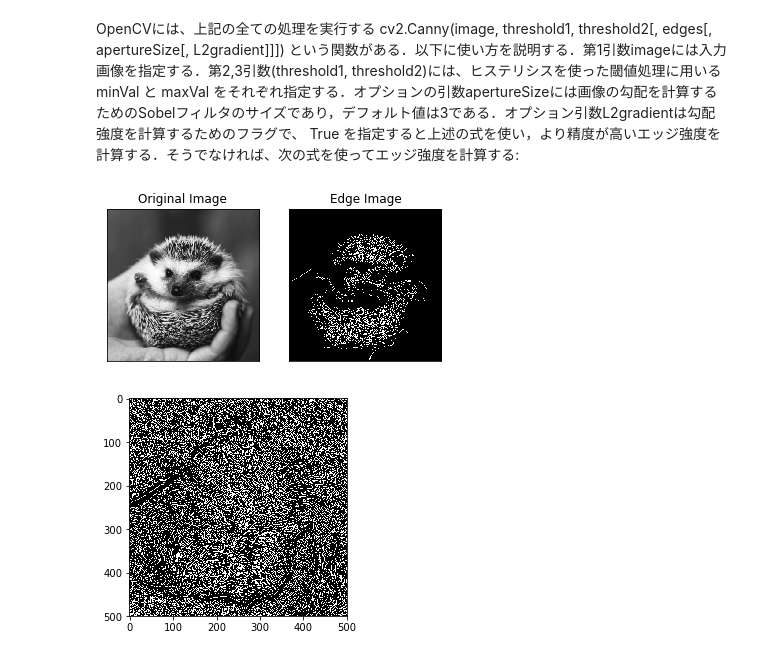
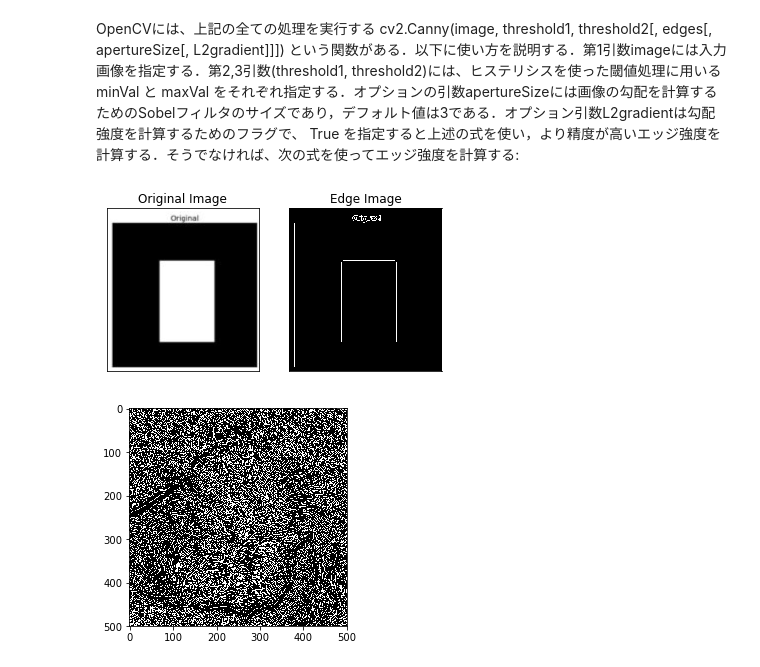
Before and after one commit to miyamotok0105/opencv_sample, a Jupyter notebook: tutorial/py_image_display/09Canny法によるエッジ検出.ipynb, the cells around one changed output. Drawn from its saved outputs; the diff is of its cells as text; code cells hidden in the pictures.

```diff
--- a/tutorial/py_image_display/09Canny法によるエッジ検出.ipynb
+++ b/tutorial/py_image_display/09Canny法によるエッジ検出.ipynb
@@ -10,17 +10,17 @@ import matplotlib.pyplot as plt
 # %% [markdown]
 OpenCVには、上記の全ての処理を実行する cv2.Canny(image, threshold1, threshold2[, edges[, apertureSize[, L2gradient]]]) という関数がある．以下に使い方を説明する．第1引数imageには入力画像を指定する．第2,3引数(threshold1, threshold2)には、ヒステリシスを使った閾値処理に用いる minVal と maxVal をそれぞれ指定する．オプションの引数apertureSizeには画像の勾配を計算するためのSobelフィルタのサイズであり，デフォルト値は3である．オプション引数L2gradientは勾配強度を計算するためのフラグで、 True を指定すると上述の式を使い，より精度が高いエッジ強度を計算する．そうでなければ、次の式を使ってエッジ強度を計算する:
 # %%
-img = cv2.imread('../../img/hari.jpg',0)
+img = cv2.imread('../../img/box.png',0)
 edges = cv2.Canny(img,100,200)
 
 plt.subplot(121),plt.imshow(img,cmap = 'gray')
 plt.title('Original Image'), plt.xticks([]), plt.yticks([])
 plt.subplot(122),plt.imshow(edges,cmap = 'gray')
 plt.title('Edge Image'), plt.xticks([]), plt.yticks([])
 
 plt.show()
 # %% [output]
-[figure, old version]
+[figure, new version]
 # %%
 h1 = range(0, 500,10)
 h2 = range(0, 500,10)
```
Also changed, not shown: 36 other files.
